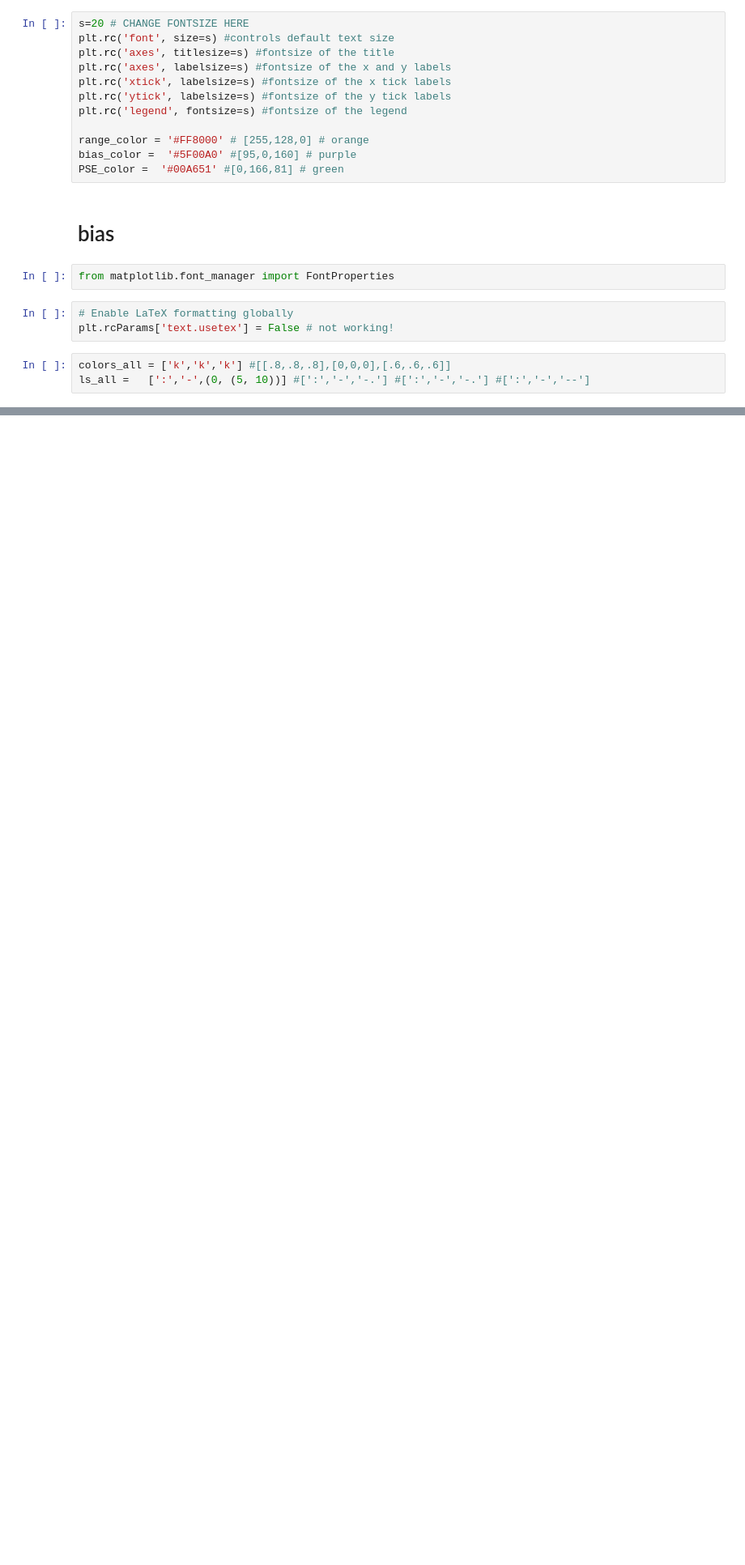
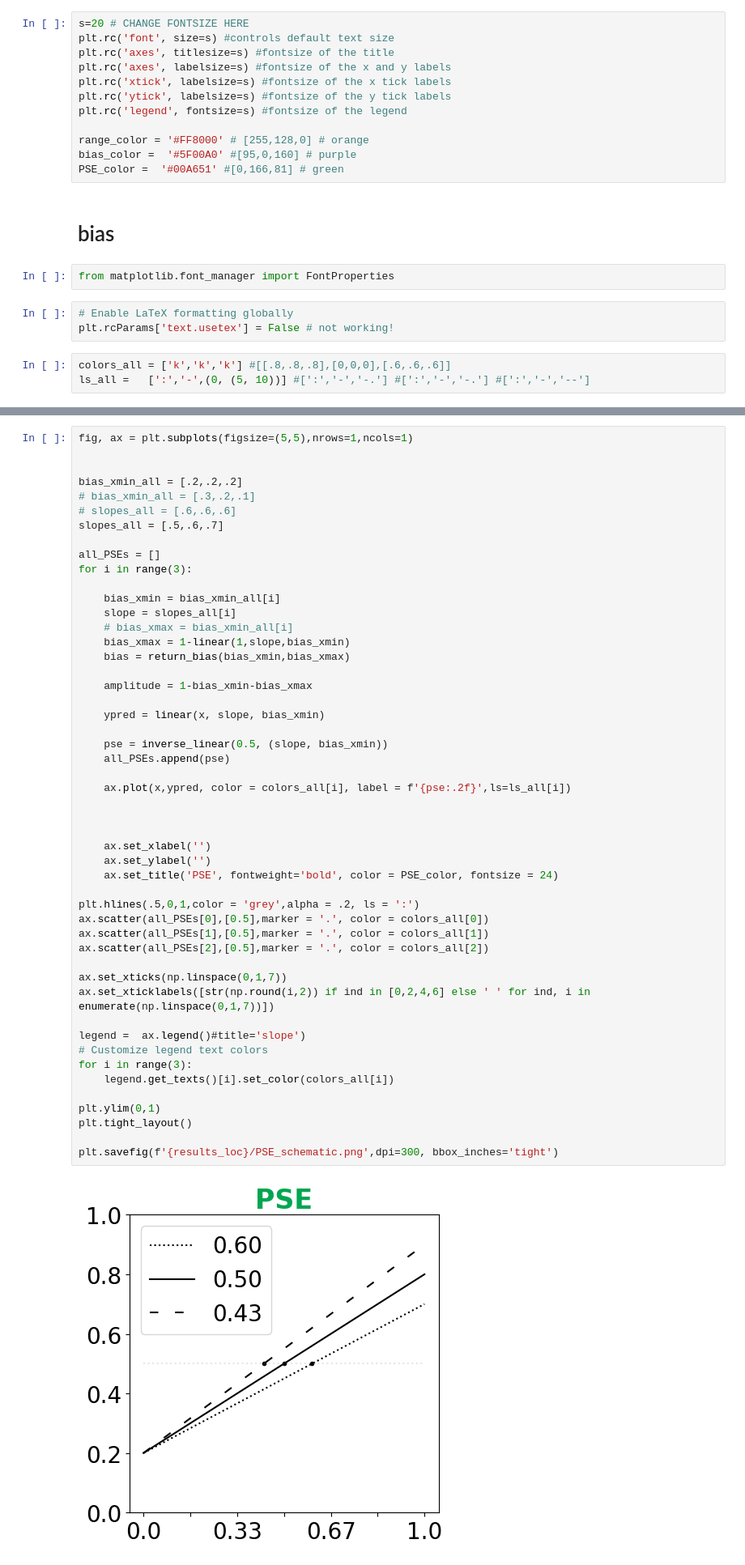
Before and after one commit to thefinnlab/psyanim_behav_paper1, a Jupyter notebook: scripts_data_for_beh_paper/code/Fig_2_schematics/Fig2_schematic_discrimination_linefit.ipynb, the cells around one changed output, grey strips where cells are left out. Shown at 81% size. Drawn from its saved outputs; the diff is of its cells as text; blank space fills up the shorter version.

```diff
--- a/scripts_data_for_beh_paper/code/Fig_2_schematics/Fig2_schematic_discrimination_linefit.ipynb
+++ b/scripts_data_for_beh_paper/code/Fig_2_schematics/Fig2_schematic_discrimination_linefit.ipynb
@@ -144,3 +145,55 @@ plt.savefig(f'{results_loc}/bias_schematic_1option.png',dpi=300, bbox_inches='ti
+# %%
+fig, ax = plt.subplots(figsize=(5,5),nrows=1,ncols=1)
+
+
+bias_xmin_all = [.2,.2,.2]
+# bias_xmin_all = [.3,.2,.1]
+# slopes_all = [.6,.6,.6]
+slopes_all = [.5,.6,.7]
+
+all_PSEs = []
+for i in range(3):
+
+    bias_xmin = bias_xmin_all[i]
+    slope = slopes_all[i]
+    # bias_xmax = bias_xmin_all[i]
+    bias_xmax = 1-linear(1,slope,bias_xmin)
+    bias = return_bias(bias_xmin,bias_xmax)
+
+    amplitude = 1-bias_xmin-bias_xmax
+
+    ypred = linear(x, slope, bias_xmin)
+
+    pse = inverse_linear(0.5, (slope, bias_xmin))
+    all_PSEs.append(pse)
+
+    ax.plot(x,ypred, color = colors_all[i], label = f'{pse:.2f}',ls=ls_all[i])
+
+
+
+    ax.set_xlabel('')
+    ax.set_ylabel('')
+    ax.set_title('PSE', fontweight='bold', color = PSE_color, fontsize = 24)
+
+plt.hlines(.5,0,1,color = 'grey',alpha = .2, ls = ':')
+ax.scatter(all_PSEs[0],[0.5],marker = '.', color = colors_all[0])
+ax.scatter(all_PSEs[1],[0.5],marker = '.', color = colors_all[1])
+ax.scatter(all_PSEs[2],[0.5],marker = '.', color = colors_all[2])
+
+ax.set_xticks(np.linspace(0,1,7))
+ax.set_xticklabels([str(np.round(i,2)) if ind in [0,2,4,6] else ' ' for ind, i in enumerate(np.linspace(0,1,7))])
+
+legend =  ax.legend()#title='slope')
+# Customize legend text colors
+for i in range(3):
+    legend.get_texts()[i].set_color(colors_all[i])
+
+plt.ylim(0,1)
+plt.tight_layout()
+
+plt.savefig(f'{results_loc}/PSE_schematic.png',dpi=300, bbox_inches='tight')
+# %% [output]
+[figure, added]
 # %%
 fig, ax = plt.subplots(figsize=(5,5),nrows=1,ncols=1)
 
```
Also changed, not shown: parts of 5 cells of this notebook, 28 other files.
